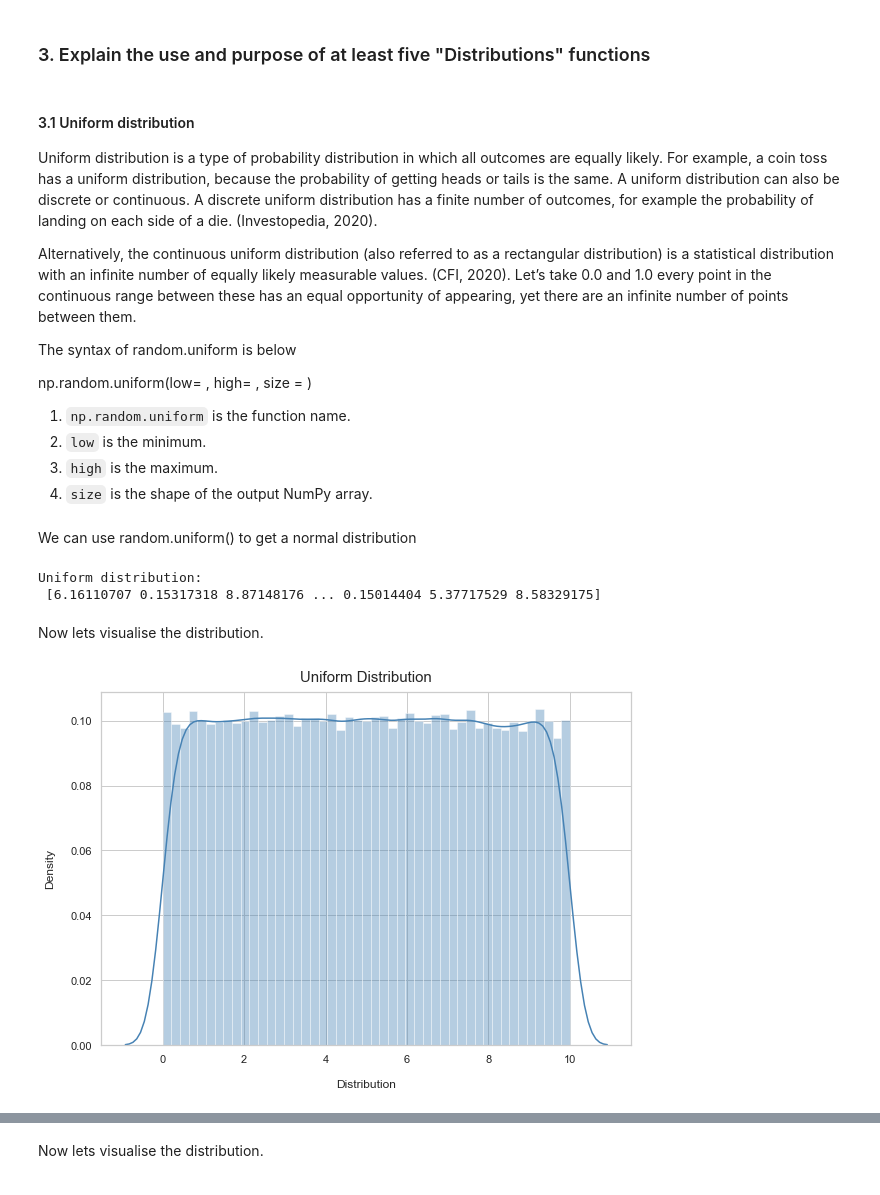
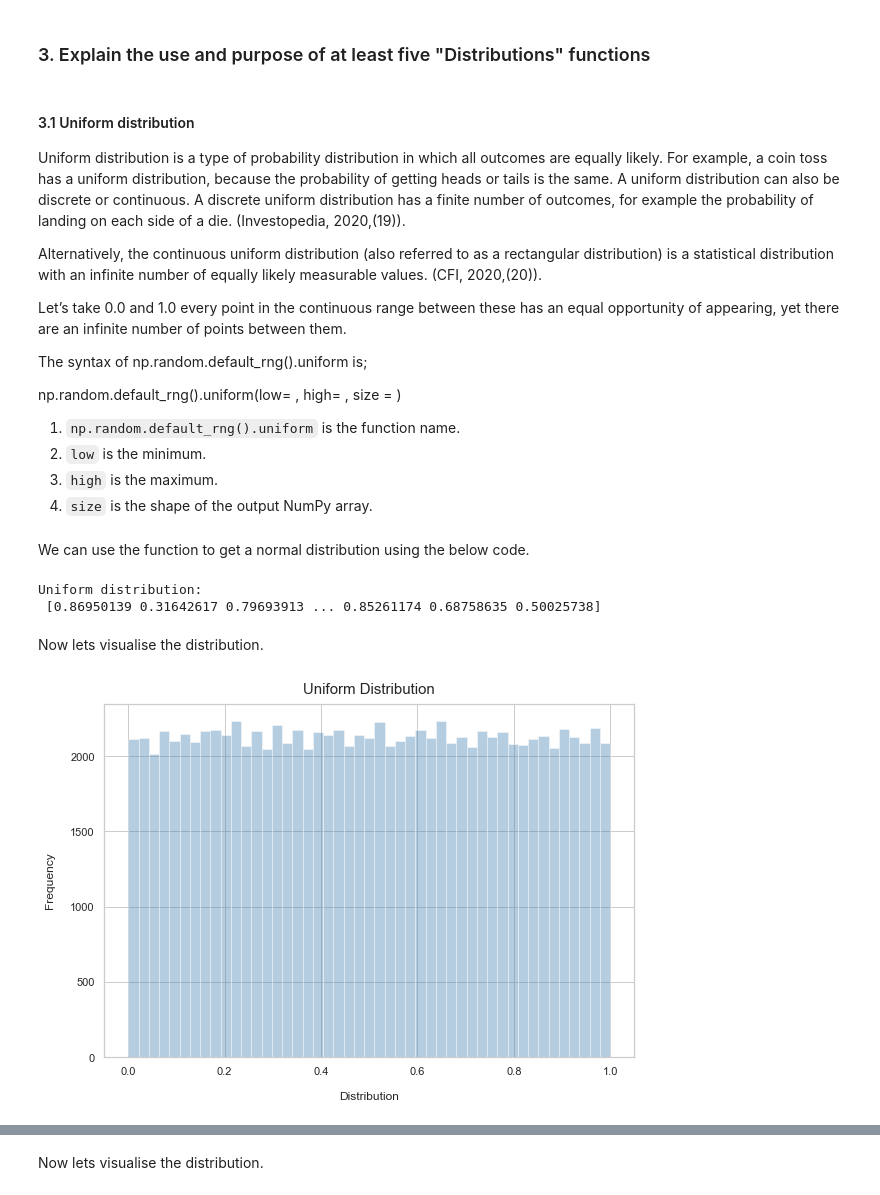
Before and after one commit to Munster2020/HDIP_CSDA_COMP08050_ASSIGNMENT, a Jupyter notebook: assignment2020.ipynb, the cells around one changed output, grey strips where cells are left out. Cells and saved outputs as stored; diff of their text form; code cells hidden in the pictures.

Commit message:
Added Seed Section and started reference numbering

```diff
--- a/assignment2020.ipynb
+++ b/assignment2020.ipynb
@@ -122,44 +137,46 @@ print (a)
 # %% [markdown]
 #### 3.1 Uniform distribution
 
-Uniform distribution is a type of probability distribution in which all outcomes are equally likely. For example, a coin toss has a uniform distribution, because the probability of getting heads or tails is the same. A uniform distribution can also be discrete or continuous. A discrete uniform distribution has a finite number of outcomes, for example the probability of landing on each side of a die. (Investopedia, 2020).
+Uniform distribution is a type of probability distribution in which all outcomes are equally likely. For example, a coin toss has a uniform distribution, because the probability of getting heads or tails is the same. A uniform distribution can also be discrete or continuous. A discrete uniform distribution has a finite number of outcomes, for example the probability of landing on each side of a die. (Investopedia, 2020,(19)).
 
-Alternatively, the continuous uniform distribution (also referred to as a rectangular distribution) is a statistical distribution with an infinite number of equally likely measurable values. (CFI, 2020). Let’s take 0.0 and 1.0 every point in the continuous range between these has an equal opportunity of appearing, yet there are an infinite number of points between them.
+Alternatively, the continuous uniform distribution (also referred to as a rectangular distribution) is a statistical distribution with an infinite number of equally likely measurable values. (CFI, 2020,(20)).
 
-The syntax of random.uniform is below
+Let’s take 0.0 and 1.0 every point in the continuous range between these has an equal opportunity of appearing, yet there are an infinite number of points between them.
 
-np.random.uniform(low= , high= , size = )
+The syntax of np.random.default_rng().uniform is;
 
-1. `np.random.uniform` is the function name.
+np.random.default_rng().uniform(low= , high= , size = )
+
+1. `np.random.default_rng().uniform` is the function name.
 2. `low` is the minimum.
 3. `high` is the maximum.
 4. `size` is the shape of the output NumPy array.
 # %% [markdown]
-We can use random.uniform() to get a normal distribution
+We can use the function to get a normal distribution using the below code.
 # %%
 #create the variables and assign them
-x = np.random.uniform(0, 10, 100000)
+x= np.random.default_rng().uniform(0.0, 1.0, 100000)
 
 # print the array
 print("Uniform distribution:\n", x)
 # %% [output]
 Uniform distribution:
- [6.16110707 0.15317318 8.87148176 ... 0.15014404 5.37717529 8.58329175]
+ [0.86950139 0.31642617 0.79693913 ... 0.85261174 0.68758635 0.50025738]
 # %% [markdown]
 Now lets visualise the distribution.
 # %%
-# visualisation styling code
+# visualise styling code
 sns.set(rc={'figure.figsize':(9.5, 6.5)})
 sns.set_context('notebook')
 sns.set_style("whitegrid")
 
-#
-sns.distplot(x, kde=True, color='steelblue')
+# plotting
+sns.distplot(x, kde=False, color='steelblue')
 plt.xlabel("Distribution", labelpad=15)
-plt.ylabel("Density", labelpad=15);
+plt.ylabel("Frequency", labelpad=15);
 plt.title("Uniform Distribution", fontsize=15, y=1.012);
 # %% [output]
-[figure, old version]
+[figure, new version]
 # %% [markdown]
 #### 3.2 Normal distribution
 
```
Also changed, not shown: parts of 40 cells of this notebook, 1 other file.
